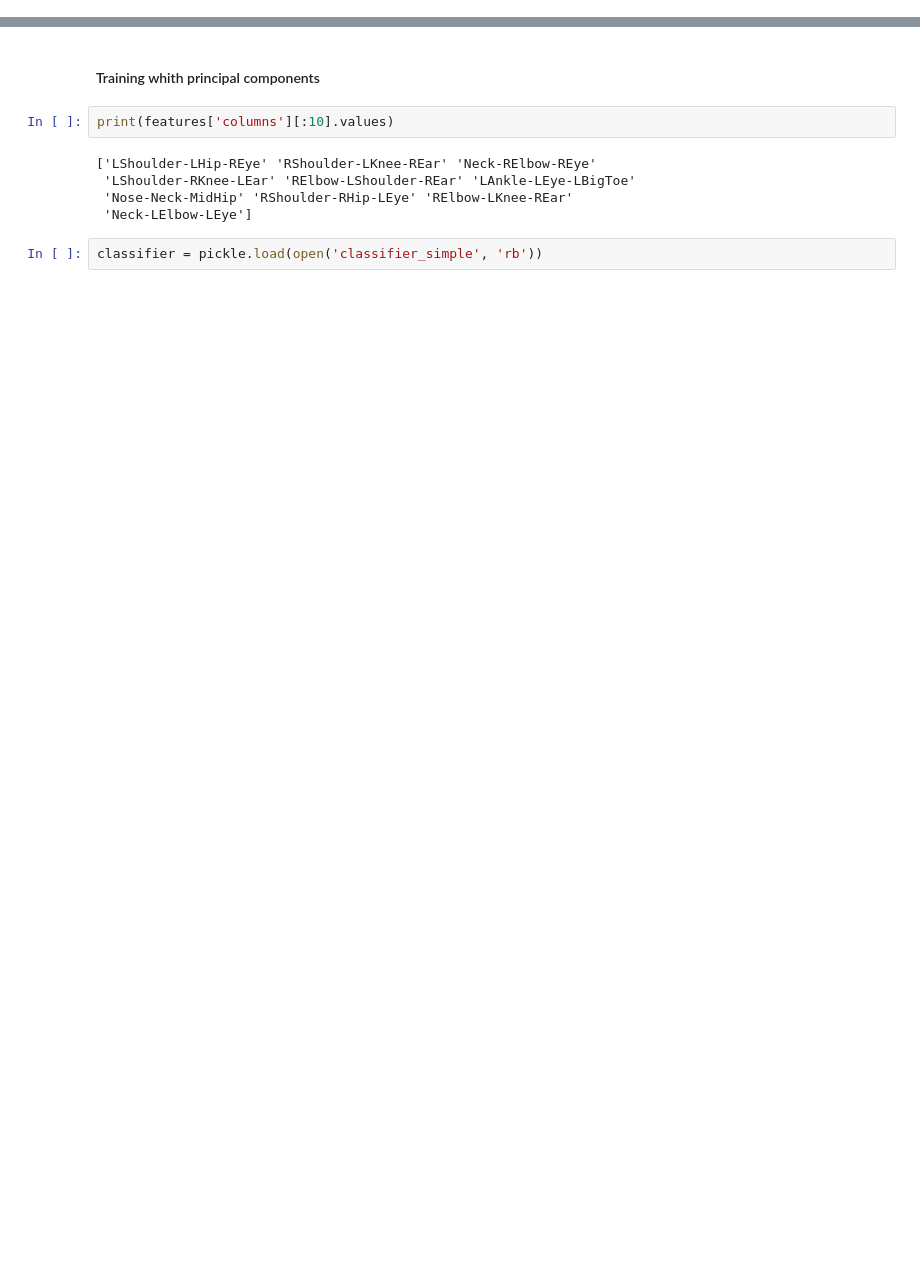
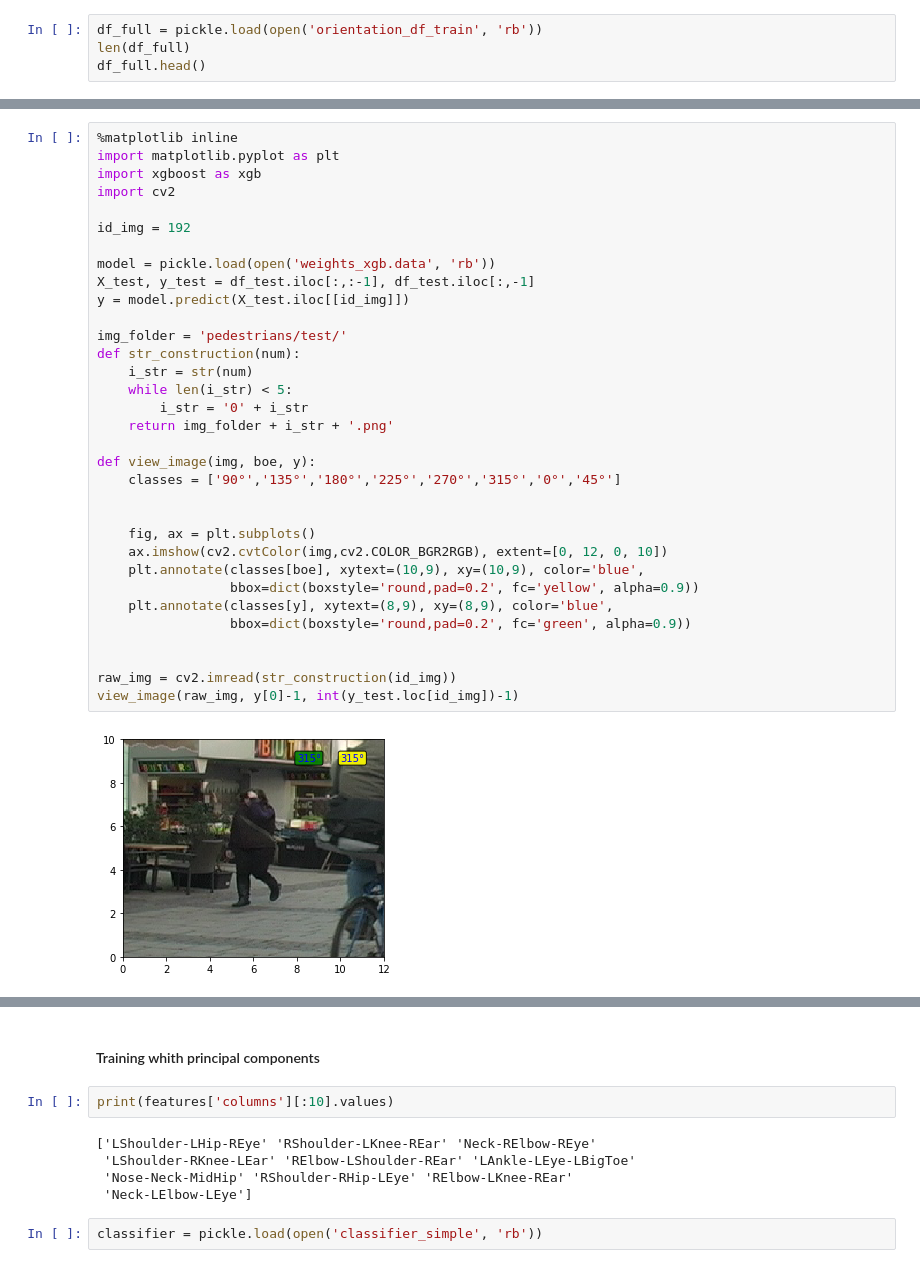
Before and after one commit to enemy537/SkeletonBOE, a Jupyter notebook: orientation_checkpoint.ipynb, the cells around one changed output, grey strips where cells are left out. Drawn from its saved outputs; the diff is of its cells as text; blank space fills up the shorter version.

```diff
--- a/orientation_checkpoint.ipynb
+++ b/orientation_checkpoint.ipynb
@@ -10,0 +18,4 @@ len(df_train)
+# %%
+df_full = pickle.load(open('orientation_df_train', 'rb'))
+len(df_full)
+df_full.head()
@@ -11 +30,36 @@ len(df_train)
+# %%
+%matplotlib inline
+import matplotlib.pyplot as plt
+import xgboost as xgb
+import cv2
+
+id_img = 192
+
+model = pickle.load(open('weights_xgb.data', 'rb'))
+X_test, y_test = df_test.iloc[:,:-1], df_test.iloc[:,-1]
+y = model.predict(X_test.iloc[[id_img]])
+
+img_folder = 'pedestrians/test/'
+def str_construction(num):
+    i_str = str(num)
+    while len(i_str) < 5:
+        i_str = '0' + i_str
+    return img_folder + i_str + '.png'
+
+def view_image(img, boe, y):
+    classes = ['90°','135°','180°','225°','270°','315°','0°','45°']
+
+
+    fig, ax = plt.subplots()
+    ax.imshow(cv2.cvtColor(img,cv2.COLOR_BGR2RGB), extent=[0, 12, 0, 10])
+    plt.annotate(classes[boe], xytext=(10,9), xy=(10,9), color='blue',
+                 bbox=dict(boxstyle='round,pad=0.2', fc='yellow', alpha=0.9))
+    plt.annotate(classes[y], xytext=(8,9), xy=(8,9), color='blue',
+                 bbox=dict(boxstyle='round,pad=0.2', fc='green', alpha=0.9))
+
+
+raw_img = cv2.imread(str_construction(id_img))
+view_image(raw_img, y[0]-1, int(y_test.loc[id_img])-1)
+# %% [output]
+[figure, added]
 # %%
```
Also changed, not shown: parts of 4 cells of this notebook, 4 other files.
